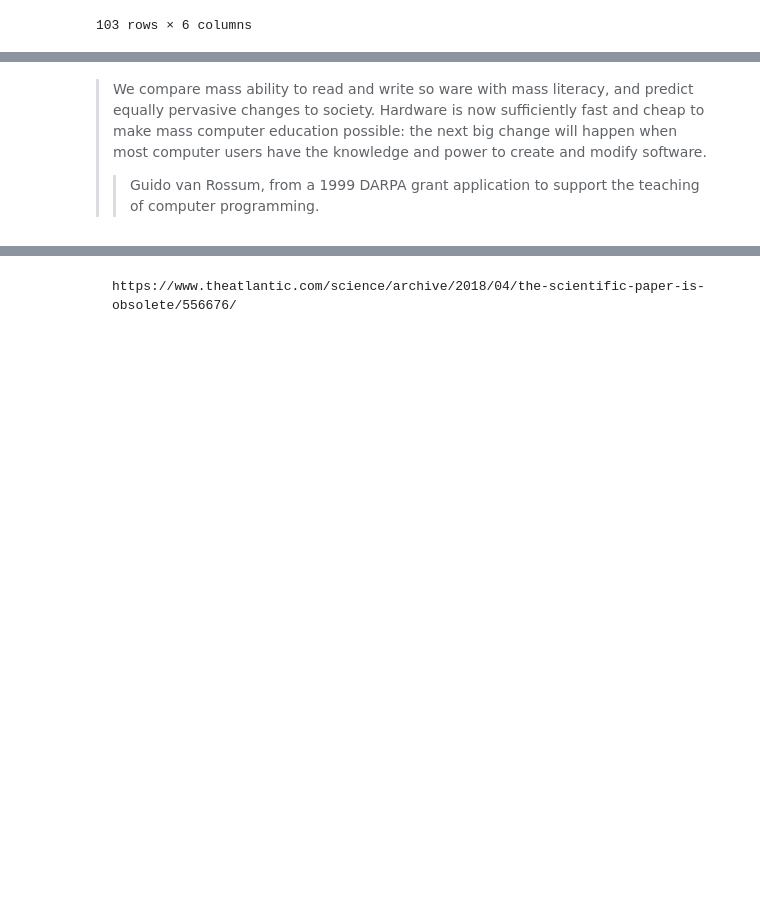
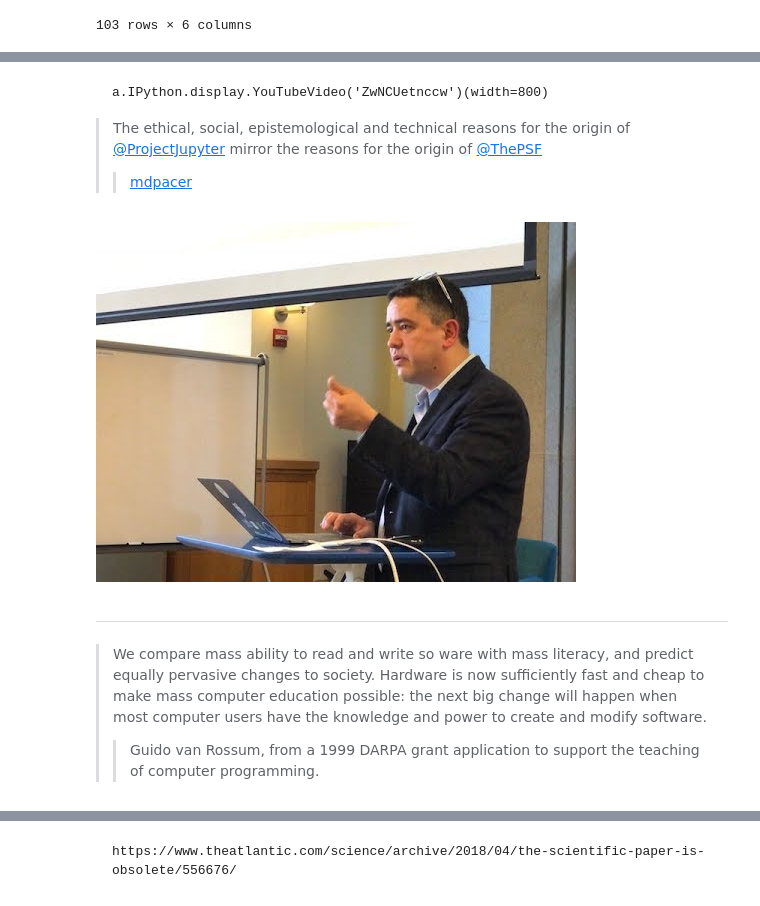
Before and after one commit to deathbeds/LitAF, a Jupyter notebook: litaf/materials.ipynb, the cells around one changed output, grey strips where cells are left out. Saved outputs shown, nothing was run; the diff lists cells and outputs as text; code cells hidden in the pictures; blank space fills up the shorter version.

```diff
--- a/litaf/materials.ipynb
+++ b/litaf/materials.ipynb
@@ -190,6 +195,21 @@
+# %%
+    a.IPython.display.YouTubeVideo('ZwNCUetnccw')(width=800)
+
+> The ethical, social, epistemological and technical reasons for the origin of [@ProjectJupyter](https://twitter.com/ProjectJupyter) mirror the reasons for the origin of [@ThePSF](https://twitter.com/ThePSF)
+>> [mdpacer](https://twitter.com/mdpacer/status/986385176098828290)
+# %% [output]
+    a.IPython.display.YouTubeVideo('ZwNCUetnccw')(width=800)
+
+> The ethical, social, epistemological and technical reasons for the origin of [@ProjectJupyter](https://twitter.com/ProjectJupyter) mirror the reasons for the origin of [@ThePSF](https://twitter.com/ThePSF)
+>> [mdpacer](https://twitter.com/mdpacer/status/986385176098828290)
+[figure, added]
 # %%
+---
+
 > We compare mass ability to read and write so ware with mass literacy, and predict equally pervasive changes to society. Hardware is now sufficiently fast and cheap to make mass computer education possible: the next big change will happen when most computer users have the knowledge and power to create and modify software.
 > > Guido van Rossum, from a 1999 DARPA grant application to support the teaching of computer programming.
 # %% [output]
+---
+
 > We compare mass ability to read and write so ware with mass literacy, and predict equally pervasive changes to society. Hardware is now sufficiently fast and cheap to make mass computer education possible: the next big change will happen when most computer users have the knowledge and power to create and modify software.
 > > Guido van Rossum, from a 1999 DARPA grant application to support the teaching of computer programming.
```
Also changed, not shown: parts of 12 cells of this notebook, 1 other file.
